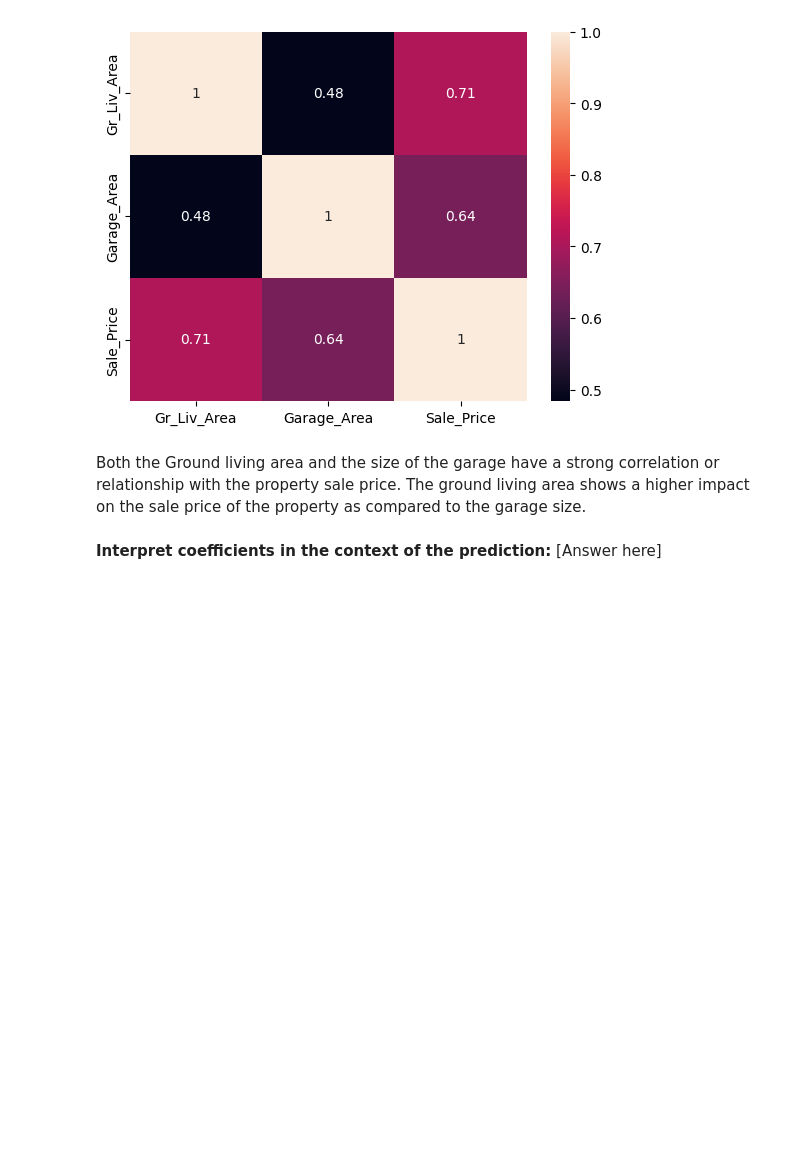
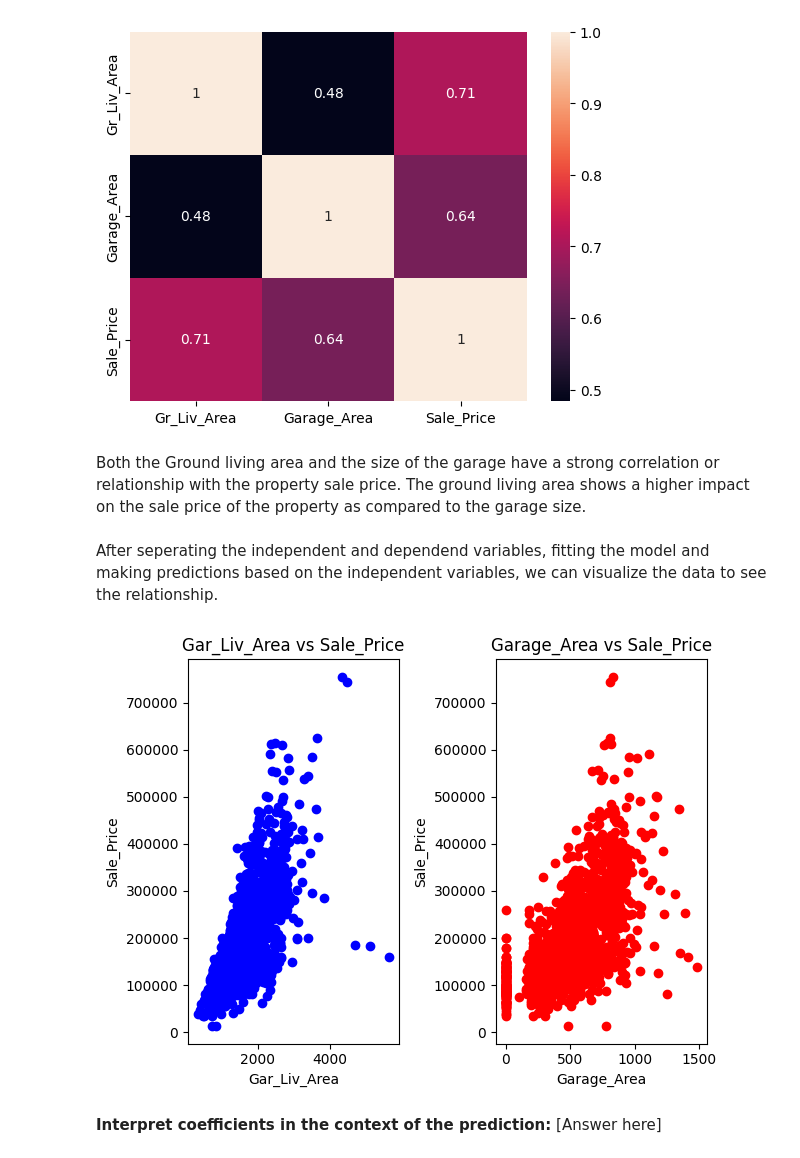
Before and after one commit to lindoh/14-017-Capstone-Project---Linear-Regression-in-Action, a Jupyter notebook: Linear_Regression_Ames.ipynb, the cells around one changed output. Saved outputs shown, nothing was run; the diff lists cells and outputs as text; code cells hidden in the pictures; blank space fills up the shorter version.

Commit message:
Plotted the independent variables against the dependent variable

```diff
--- a/Linear_Regression_Ames.ipynb
+++ b/Linear_Regression_Ames.ipynb
@@ -91,5 +91,5 @@ plt.close()
 Both the Ground living area and the size of the garage have a strong correlation or relationship with the property sale price. The ground living area shows a higher impact on the sale price of the property as compared to the garage size.
 # %%
 # Split the independent variables from the dependent variable
-X = reduced_df.iloc[:, [0, 1]]  # Independent variables Ground living area and the size of the garage
-Y = reduced_df.iloc[:, 2]       # dependent variable sale price
+X = reduced_df.iloc[:, [0, 1]].values  # Independent variables Ground living area and the size of the garage
+Y = reduced_df.iloc[:, 2].values       # dependent variable sale price
@@ -98,3 +96,39 @@ Y = reduced_df.iloc[:, 2]       # dependent variable sale price
+# %%
+# Reshape X and Y
+X = X.reshape(-1, X.shape[1])
+Y = Y.reshape(-1, 1)
+
+# Create an empty linear regression model
+property_model = LinearRegression()
+
+# Fit the model to the observed data
+property_model.fit(X, Y)
+
+# Predict sale prices based on the independent variables X
+y_pred = property_model.predict(X)
+# %% [markdown]
+After seperating the independent and dependend variables, fitting the model and making predictions based on the independent variables, we can visualize the data to see the relationship.
+# %%
+# Plot the first independent variable against Y
+plt.figure()
+plt.subplot(1,2,1)
+plt.scatter(X[:, 0], Y, color='blue')
+plt.xlabel('Gar_Liv_Area')
+plt.ylabel('Sale_Price')
+plt.title('Gar_Liv_Area vs Sale_Price')
+
+# Plot the second independent variable against Y
+plt.subplot(1,2,2)
+plt.scatter(X[:, 1], Y, color='Red')
+plt.xlabel('Garage_Area')
+plt.ylabel('Sale_Price')
+plt.title('Garage_Area vs Sale_Price')
+
+plt.tight_layout()
+plt.show()
+plt.close()
+# %% [output]
+[figure, added]
 # %%
 # Create a training and test set with a 75:25 split ratio
 # %%
```
Also changed, not shown: parts of 1 cell of this notebook.
